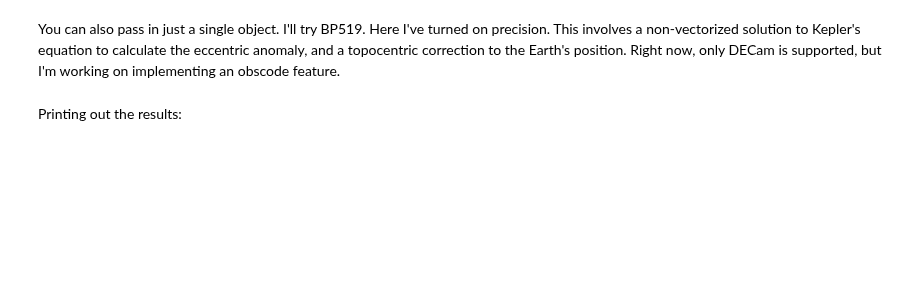
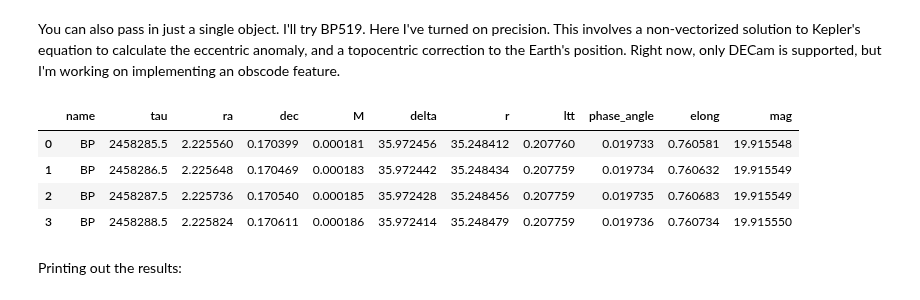
Before and after one commit to kjnapier/spacerocks, a Jupyter notebook: SpaceRocks_Tutorial.ipynb, the cells around one changed output. Cells and saved outputs as stored; diff of their text form; code cells hidden in the pictures; blank space fills up the shorter version.

```diff
--- a/SpaceRocks_Tutorial.ipynb
+++ b/SpaceRocks_Tutorial.ipynb
@@ -74,6 +92,14 @@ BP = SpaceRock(a=4.490784528803734E+02,
                input_coordinates='keplerian',
                input_frame='barycentric',
                input_angles='degrees')
+# %%
+BP.predict(np.array([2458285.5, 2458286.5, 2458287.5, 2458288.5]))
+# %% [output]
+|  | name | tau | ra | dec | M | delta | r | ltt | phase_angle | elong | mag |
+| 0 | BP | 2458285.5 | 2.225560 | 0.170399 | 0.000181 | 35.972456 | 35.248412 | 0.207760 | 0.019733 | 0.760581 | 19.915548 |
+| 1 | BP | 2458286.5 | 2.225648 | 0.170469 | 0.000183 | 35.972442 | 35.248434 | 0.207759 | 0.019734 | 0.760632 | 19.915549 |
+| 2 | BP | 2458287.5 | 2.225736 | 0.170540 | 0.000185 | 35.972428 | 35.248456 | 0.207759 | 0.019735 | 0.760683 | 19.915549 |
+| 3 | BP | 2458288.5 | 2.225824 | 0.170611 | 0.000186 | 35.972414 | 35.248479 | 0.207759 | 0.019736 | 0.760734 | 19.915550 |
 # %% [markdown]
 Printing out the results:
 # %%
```
Also changed, not shown: parts of 13 cells of this notebook, 3 other files.
